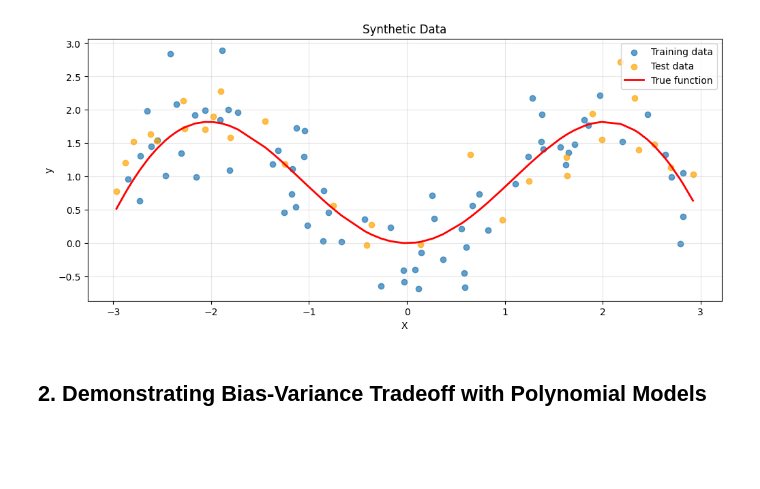
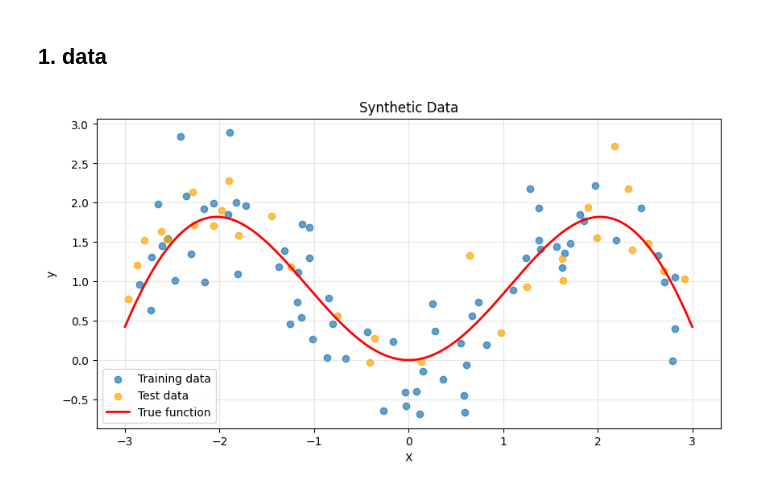
Before and after one commit to RoBiul-Hasan-Jisan/Machine_learning, a Jupyter notebook: 03_Machine Learning/01_Supervised/02_Problem_in_Ml/02_Bias_Variance_Tradeoff/code/code.ipynb, the cells around one changed output. Saved outputs shown, nothing was run; the diff lists cells and outputs as text; code cells hidden in the pictures; blank space fills up the shorter version.

Commit message:
Update bias variance tradeoff code

```diff
--- a/03_Machine Learning/01_Supervised/02_Problem_in_Ml/02_Bias_Variance_Tradeoff/code/code.ipynb
+++ b/03_Machine Learning/01_Supervised/02_Problem_in_Ml/02_Bias_Variance_Tradeoff/code/code.ipynb
@@ -99,41 +14,40 @@ Degree: 15 Test Error: 0.307
+# %%
+import numpy as np
+import matplotlib.pyplot as plt
+
+from sklearn.model_selection import train_test_split
+from sklearn.preprocessing import PolynomialFeatures
+from sklearn.linear_model import LinearRegression, Ridge
+from sklearn.pipeline import make_pipeline
+from sklearn.metrics import mean_squared_error
+from sklearn.tree import DecisionTreeRegressor
+
+INTERACTIVE = False          # set True to open the slider window at the end
+np.random.seed(42)
+
+
+def true_fn(x):
+    return x * np.sin(x)
+# %% [markdown]
+## 1. data
 # %%
-import numpy as np
-import matplotlib.pyplot as plt
-from sklearn.model_selection import train_test_split
-from sklearn.preprocessing import PolynomialFeatures
-from sklearn.linear_model import LinearRegression, Ridge
-from sklearn.pipeline import make_pipeline
-from sklearn.metrics import mean_squared_error
-from sklearn.tree import DecisionTreeRegressor
-from sklearn.ensemble import RandomForestRegressor
-
-# Set random seed for reproducibility
-np.random.seed(42)
-
-# Generate synthetic data
 def generate_data(n_samples=100, noise=0.5):
     X = np.random.uniform(-3, 3, n_samples)
-    # True function: f(x) = x * sin(x)
-    y_true = X * np.sin(X)
-    y = y_true + np.random.normal(0, noise, n_samples)
-    return X.reshape(-1, 1), y, y_true
+    y = true_fn(X) + np.random.normal(0, noise, n_samples)
+    return X.reshape(-1, 1), y
 
-X, y, y_true = generate_data(n_samples=100, noise=0.5)
+
+NOISE = 0.5
+X, y = generate_data(100, NOISE)
 X_train, X_test, y_train, y_test = train_test_split(X, y, test_size=0.3, random_state=42)
+X_grid = np.linspace(-3, 3, 200).reshape(-1, 1)
 
-# Visualize the data
-plt.figure(figsize=(12, 5))
-plt.scatter(X_train, y_train, alpha=0.7, label='Training data')
-plt.scatter(X_test, y_test, alpha=0.7, label='Test data', color='orange')
-plt.plot(np.sort(X.flatten()), np.sort(X.flatten()) * np.sin(np.sort(X.flatten())),
-         color='red', label='True function', linewidth=2)
-plt.xlabel('X')
-plt.ylabel('y')
-plt.title('Synthetic Data')
-plt.legend()
-plt.grid(True, alpha=0.3)
+plt.figure(figsize=(10, 5))
+plt.scatter(X_train, y_train, alpha=0.7, label="Training data")
+plt.scatter(X_test, y_test, alpha=0.7, color="orange", label="Test data")
+plt.plot(X_grid, true_fn(X_grid), "r", lw=2, label="True function")
+plt.xlabel("X"); plt.ylabel("y"); plt.title("Synthetic Data")
+plt.legend(); plt.grid(alpha=0.3)
 plt.show()
 # %% [output]
-[figure, old version]
+[figure, new version]
-# %% [markdown]
-## 2. Demonstrating Bias-Variance Tradeoff with Polynomial Models
```
Also changed, not shown: parts of 22 cells of this notebook.
